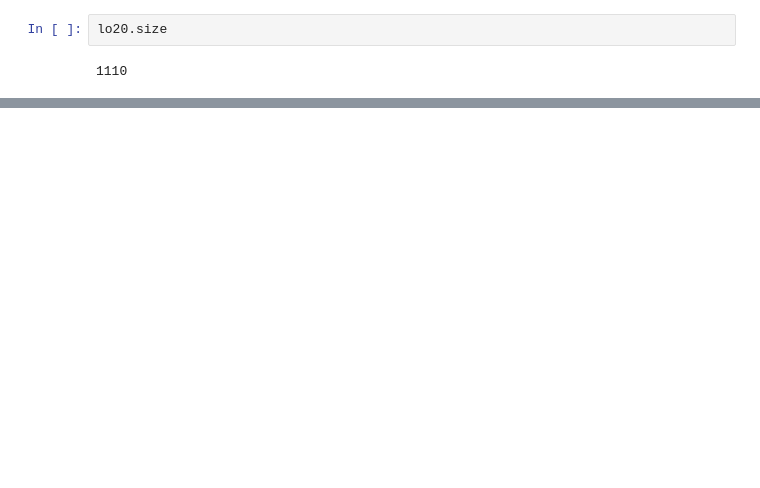
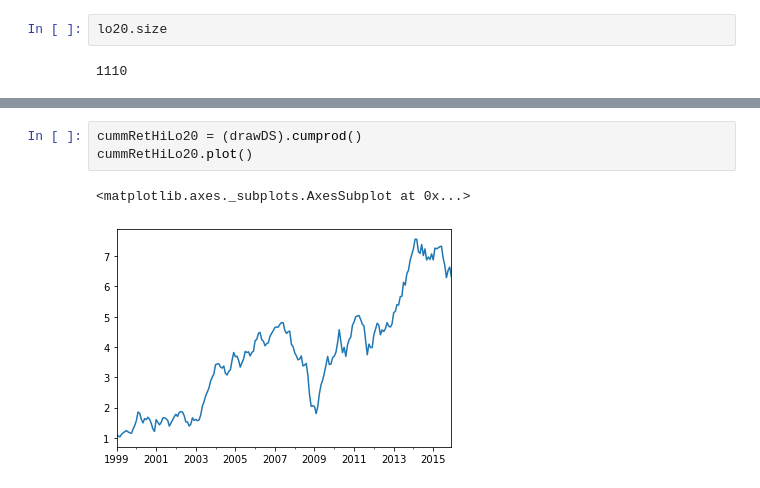
Before and after one commit to madhursharma/courses, a Jupyter notebook: py portfolio/notebooks_and_codem01_v02/nb/exercises/wk1.ipynb, the cells around one changed output, grey strips where cells are left out. Drawn from its saved outputs; the diff is of its cells as text; blank space fills up the shorter version.

```diff
--- a/py portfolio/notebooks_and_codem01_v02/nb/exercises/wk1.ipynb
+++ b/py portfolio/notebooks_and_codem01_v02/nb/exercises/wk1.ipynb
@@ -56,0 +166,6 @@ np.round(1.1859, 2)
+# %%
+cummRetHiLo20 = (drawDS).cumprod()
+cummRetHiLo20.plot()
+# %% [output]
+<matplotlib.axes._subplots.AxesSubplot at 0x...>
+[figure, added]
```
Also changed, not shown: parts of 35 cells of this notebook, 8 other files.
